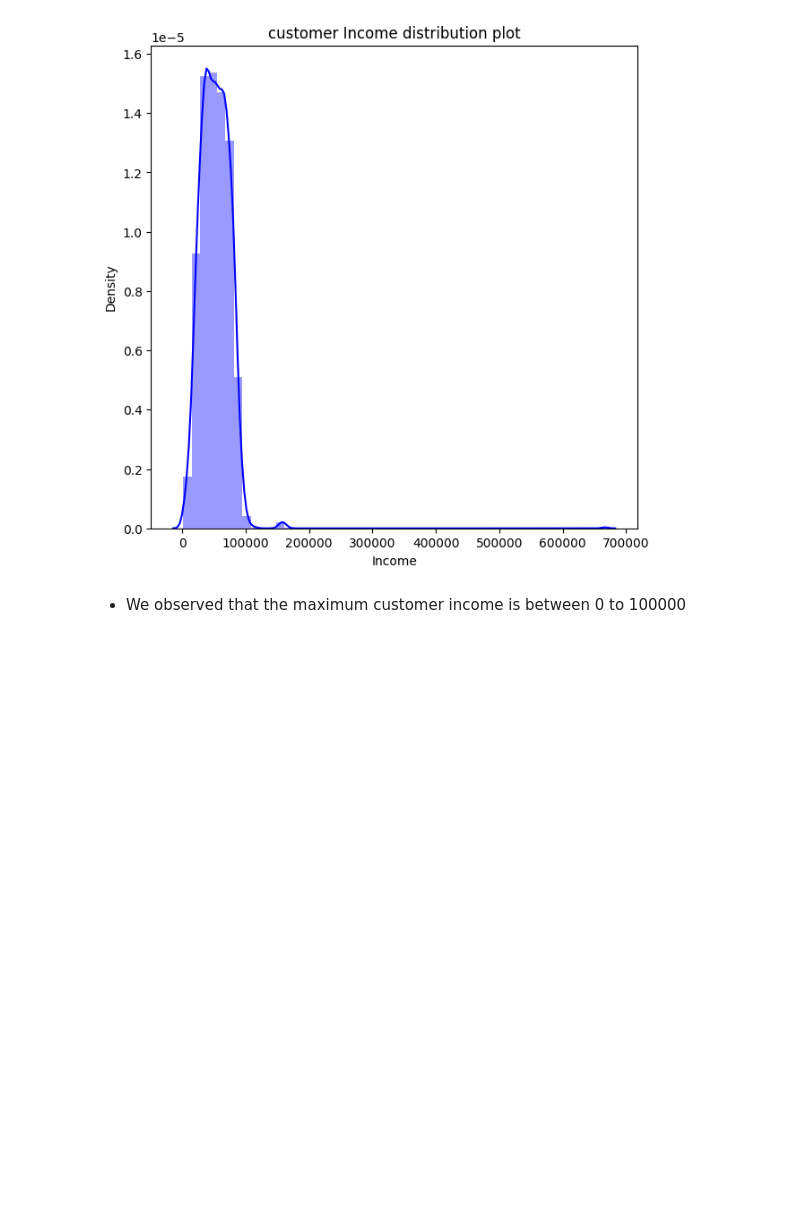
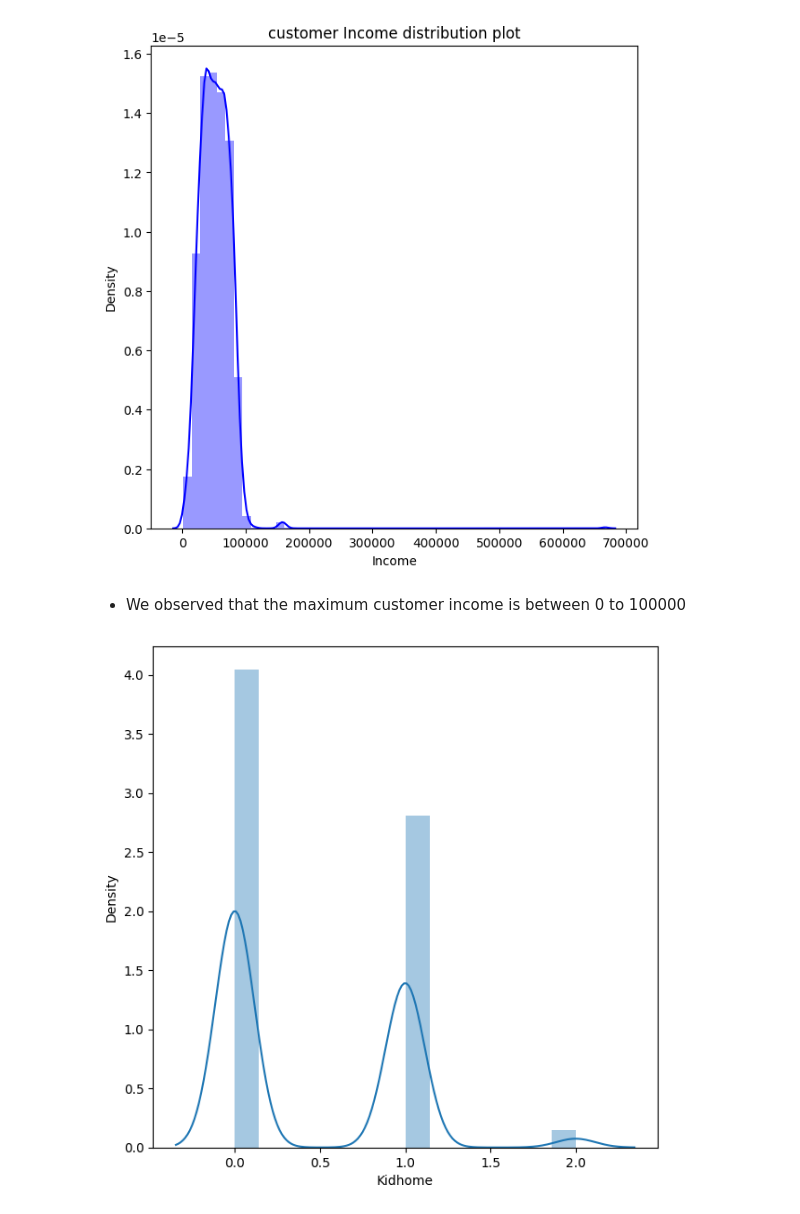
Before and after one commit to ShravanJadhav/CustomerPersonality_Analysis, a Jupyter notebook: CustomerPersonality.ipynb, the cells around one changed output. Drawn from its saved outputs; the diff is of its cells as text; code cells hidden in the pictures; blank space fills up the shorter version.

Commit message:
Analysis File

```diff
--- a/CustomerPersonality.ipynb
+++ b/CustomerPersonality.ipynb
@@ -210,3 +208,11 @@ plt.show()
 [figure]
 # %% [markdown]
 - We observed that the maximum customer income is between 0 to 100000
+# %%
+#'KidHome' we need to analysis this column
+
+plt.figure(figsize=(7,7))
+sns.distplot(dataset['Kidhome'])
+plt.show()
+# %% [output]
+[figure, added]
```
Also changed, not shown: parts of 8 cells of this notebook.
